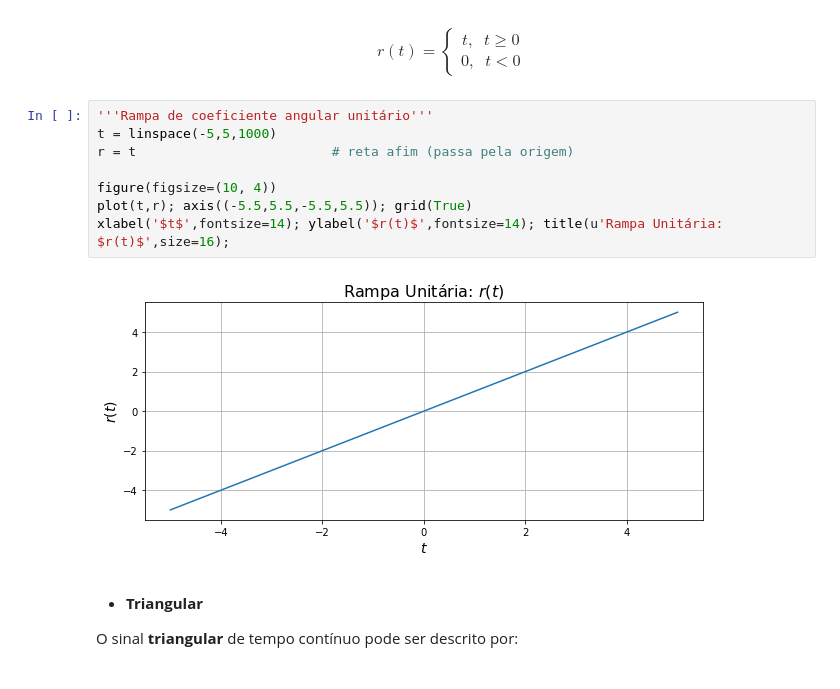
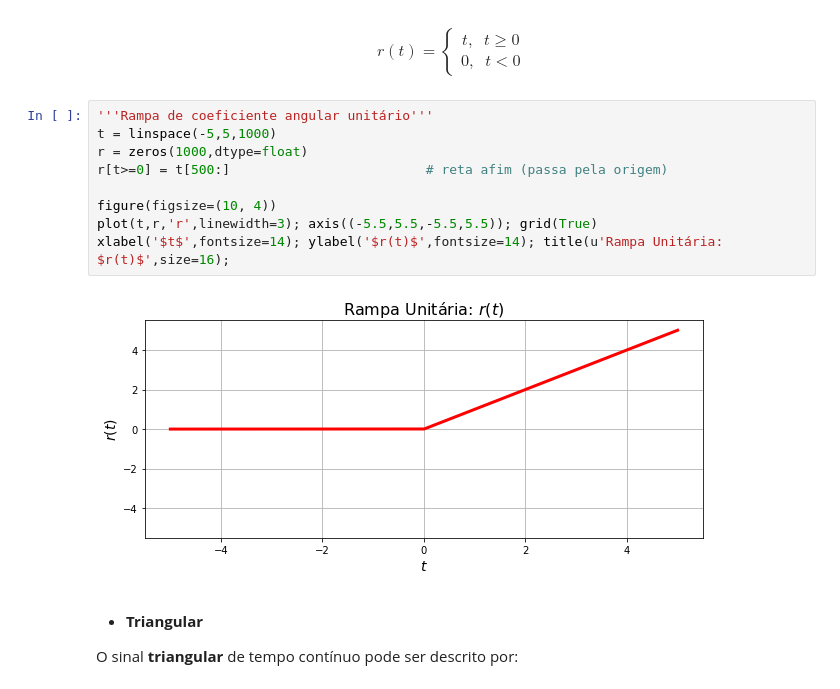
Before and after one commit to kaw19/linear_systems, a Jupyter notebook: 01 sinais/SL_Lab_01_Sinais_Elementares.ipynb, the cells around one changed output. Cells and saved outputs as stored; diff of their text form.

```diff
--- a/01 sinais/SL_Lab_01_Sinais_Elementares.ipynb
+++ b/01 sinais/SL_Lab_01_Sinais_Elementares.ipynb
@@ -79,13 +77,14 @@ t,\;\;t\geq0\\
 # %%
 '''Rampa de coeficiente angular unitário'''
 t = linspace(-5,5,1000)
-r = t                         # reta afim (passa pela origem)
+r = zeros(1000,dtype=float)
+r[t>=0] = t[500:]                         # reta afim (passa pela origem)
 
 figure(figsize=(10, 4))
-plot(t,r); axis((-5.5,5.5,-5.5,5.5)); grid(True)
+plot(t,r,'r',linewidth=3); axis((-5.5,5.5,-5.5,5.5)); grid(True)
 xlabel('$t$',fontsize=14); ylabel('$r(t)$',fontsize=14); title(u'Rampa Unitária: $r(t)$',size=16);
 # %% [output]
-[figure, old version]
+[figure, new version]
 # %% [markdown]
 **<ul><li>Triangular</li>**
 
```
Also changed, not shown: parts of 9 cells of this notebook.
